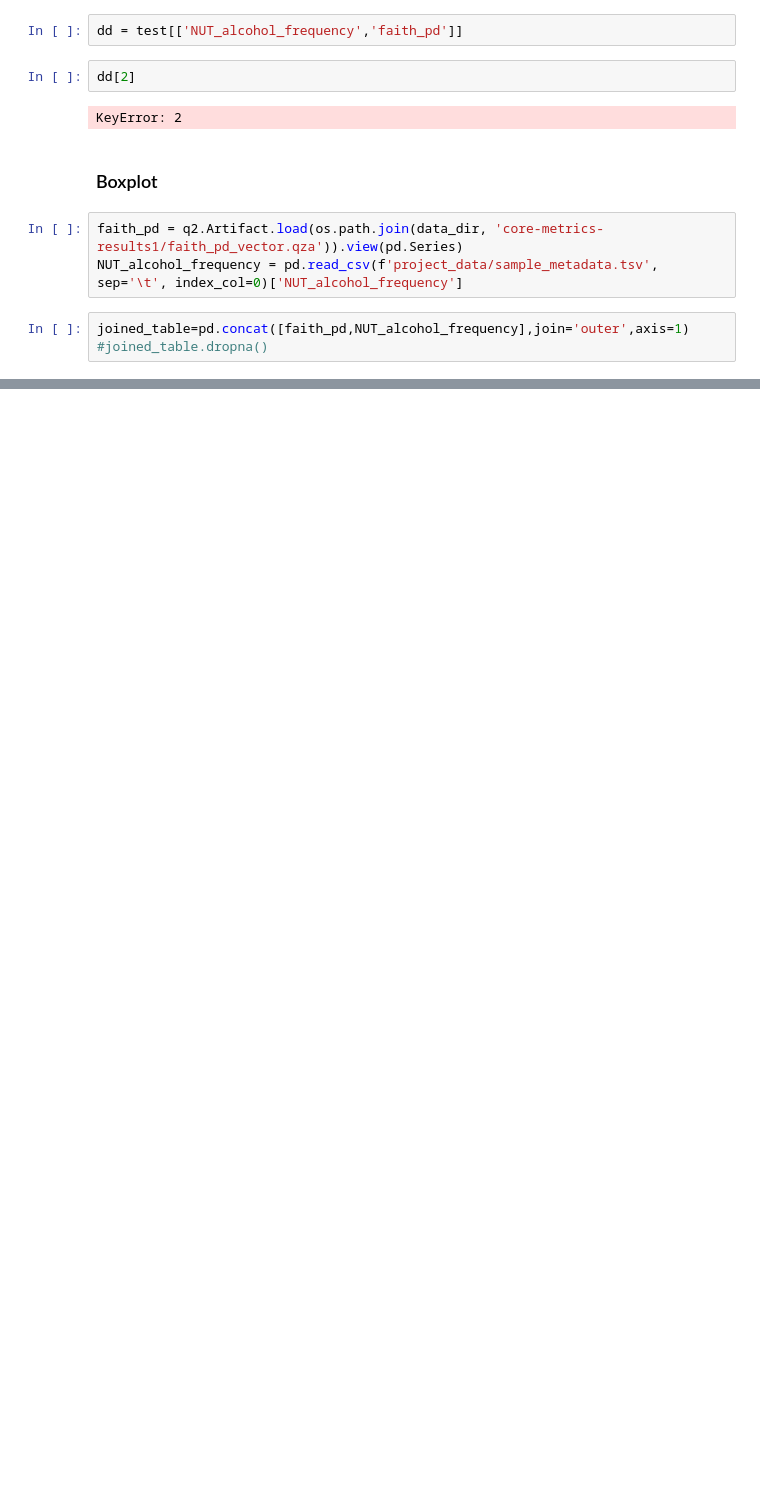
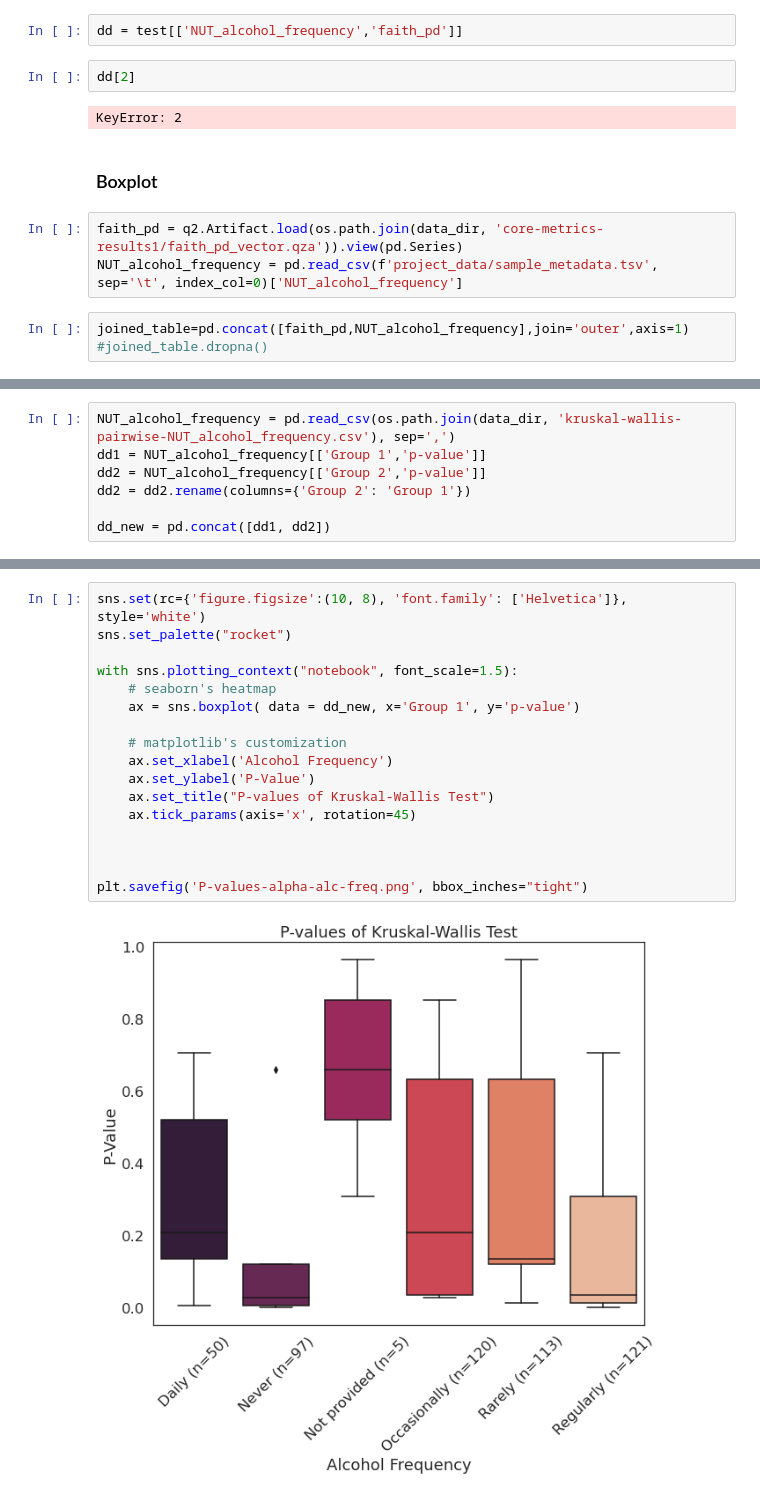
Before and after one commit to dhasanova99/HealthyFood, a Jupyter notebook: JupyterDocs/F_Alpha_Diversity.ipynb, the cells around one changed output, grey strips where cells are left out. Saved outputs shown, nothing was run; the diff lists cells and outputs as text; blank space fills up the shorter version.

Commit message:
Added plots

```diff
--- a/JupyterDocs/F_Alpha_Diversity.ipynb
+++ b/JupyterDocs/F_Alpha_Diversity.ipynb
@@ -384,0 +366,7 @@ KeyError: 'NUT_alcohol_frequency'
+# %%
+NUT_alcohol_frequency = pd.read_csv(os.path.join(data_dir, 'kruskal-wallis-pairwise-NUT_alcohol_frequency.csv'), sep=',')
+dd1 = NUT_alcohol_frequency[['Group 1','p-value']]
+dd2 = NUT_alcohol_frequency[['Group 2','p-value']]
+dd2 = dd2.rename(columns={'Group 2': 'Group 1'})
+
+dd_new = pd.concat([dd1, dd2])
@@ -384,0 +391,19 @@ KeyError: 'NUT_alcohol_frequency'
+# %%
+sns.set(rc={'figure.figsize':(10, 8), 'font.family': ['Helvetica']}, style='white')
+sns.set_palette("rocket")
+
+with sns.plotting_context("notebook", font_scale=1.5):
+    # seaborn's heatmap
+    ax = sns.boxplot( data = dd_new, x='Group 1', y='p-value')
+
+    # matplotlib's customization
+    ax.set_xlabel('Alcohol Frequency')
+    ax.set_ylabel('P-Value')
+    ax.set_title("P-values of Kruskal-Wallis Test")
+    ax.tick_params(axis='x', rotation=45)
+
+
+
+plt.savefig('P-values-alpha-alc-freq.png', bbox_inches="tight")
+# %% [output]
+[figure, added]
```
Also changed, not shown: parts of 25 cells of this notebook, 1 other file.
